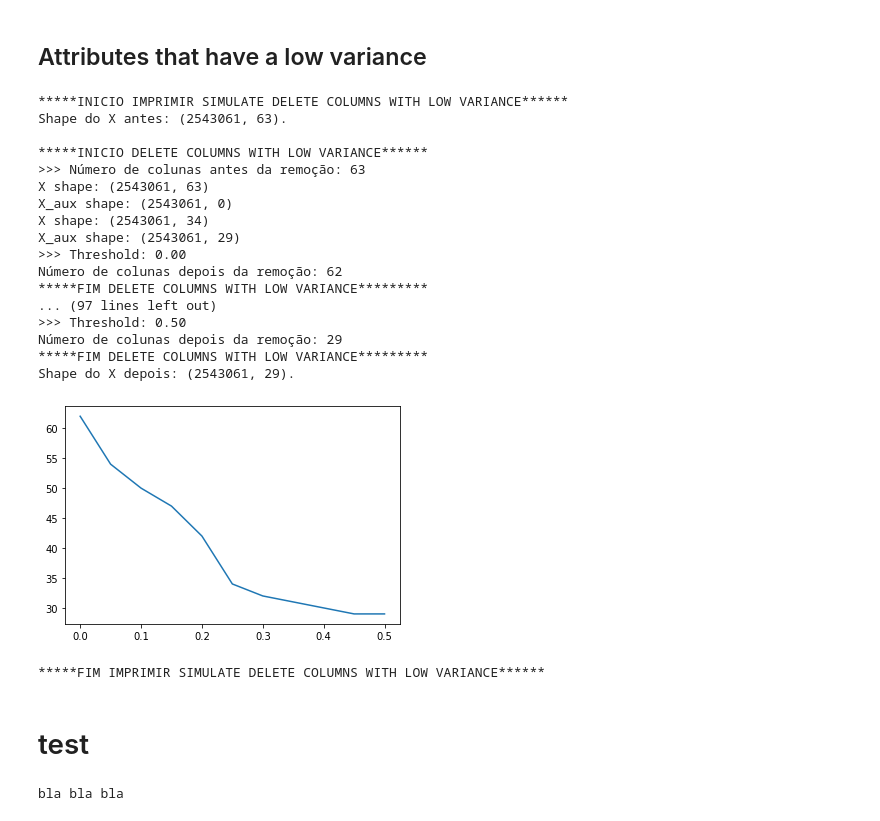
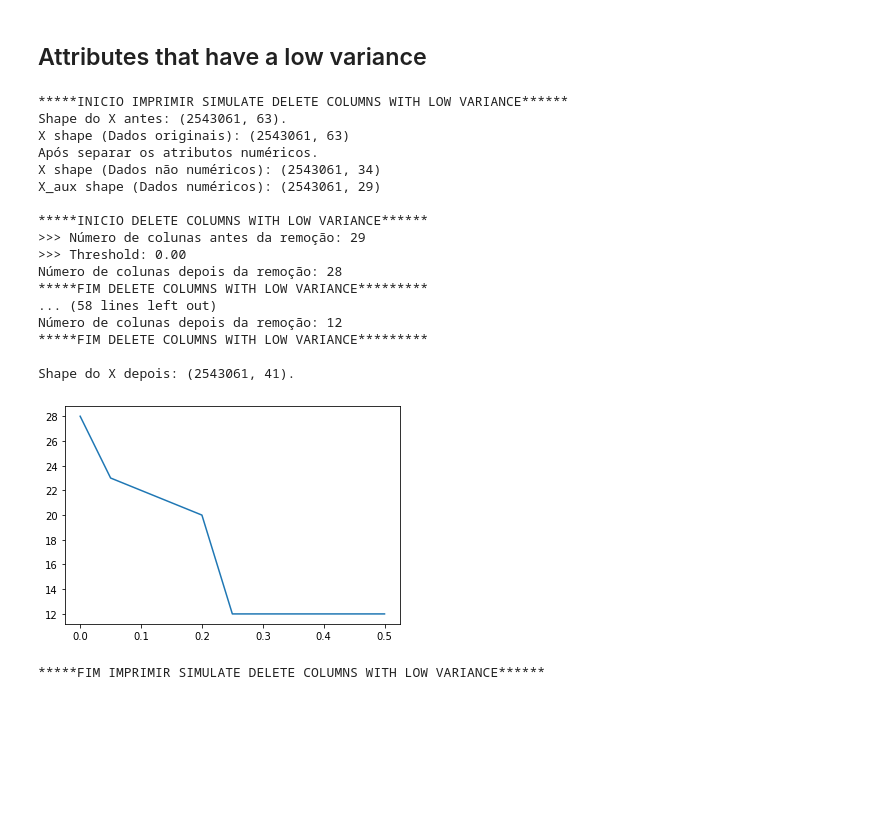
Before and after one commit to rafamarquesi/precoce-ms-classification, a Jupyter notebook: main.ipynb, the cells around one changed output. Saved outputs shown, nothing was run; the diff lists cells and outputs as text; code cells hidden in the pictures; blank space fills up the shorter version.

Commit message:
Adjustments in function simulate delete columns with low variance

```diff
--- a/main.ipynb
+++ b/main.ipynb
@@ -330,31 +330,24 @@ Column: classificacao - 2 - 0.000%
 # %%
 # Simulate delete columns with low variance
 reports.simulate_delete_columns_with_low_variance(
-    data_frame=precoce_ms_data_frame, thresholds=np.arange(0.0, 0.55, 0.05))
+    data_frame=precoce_ms_data_frame, thresholds=np.arange(0.0, 0.55, 0.05), separate_numeric_columns=True)
 # %% [output]
 *****INICIO IMPRIMIR SIMULATE DELETE COLUMNS WITH LOW VARIANCE******
 Shape do X antes: (2543061, 63).
+X shape (Dados originais): (2543061, 63)
+Após separar os atributos numéricos.
+X shape (Dados não numéricos): (2543061, 34)
+X_aux shape (Dados numéricos): (2543061, 29)
 
 *****INICIO DELETE COLUMNS WITH LOW VARIANCE******
->>> Número de colunas antes da remoção: 63
-X shape: (2543061, 63)
-X_aux shape: (2543061, 0)
-X shape: (2543061, 34)
-X_aux shape: (2543061, 29)
+>>> Número de colunas antes da remoção: 29
 >>> Threshold: 0.00
-Número de colunas depois da remoção: 62
+Número de colunas depois da remoção: 28
 *****FIM DELETE COLUMNS WITH LOW VARIANCE*********
-... (97 lines left out)
->>> Threshold: 0.50
-Número de colunas depois da remoção: 29
+... (58 lines left out)
+Número de colunas depois da remoção: 12
 *****FIM DELETE COLUMNS WITH LOW VARIANCE*********
-Shape do X depois: (2543061, 29).
+
+Shape do X depois: (2543061, 41).
-[figure, old version]
+[figure, new version]
 *****FIM IMPRIMIR SIMULATE DELETE COLUMNS WITH LOW VARIANCE******
-# %% [markdown]
-
-# test
-# %%
-print('bla bla bla')
-# %% [output]
-bla bla bla
```
Also changed, not shown: 2 other files.
